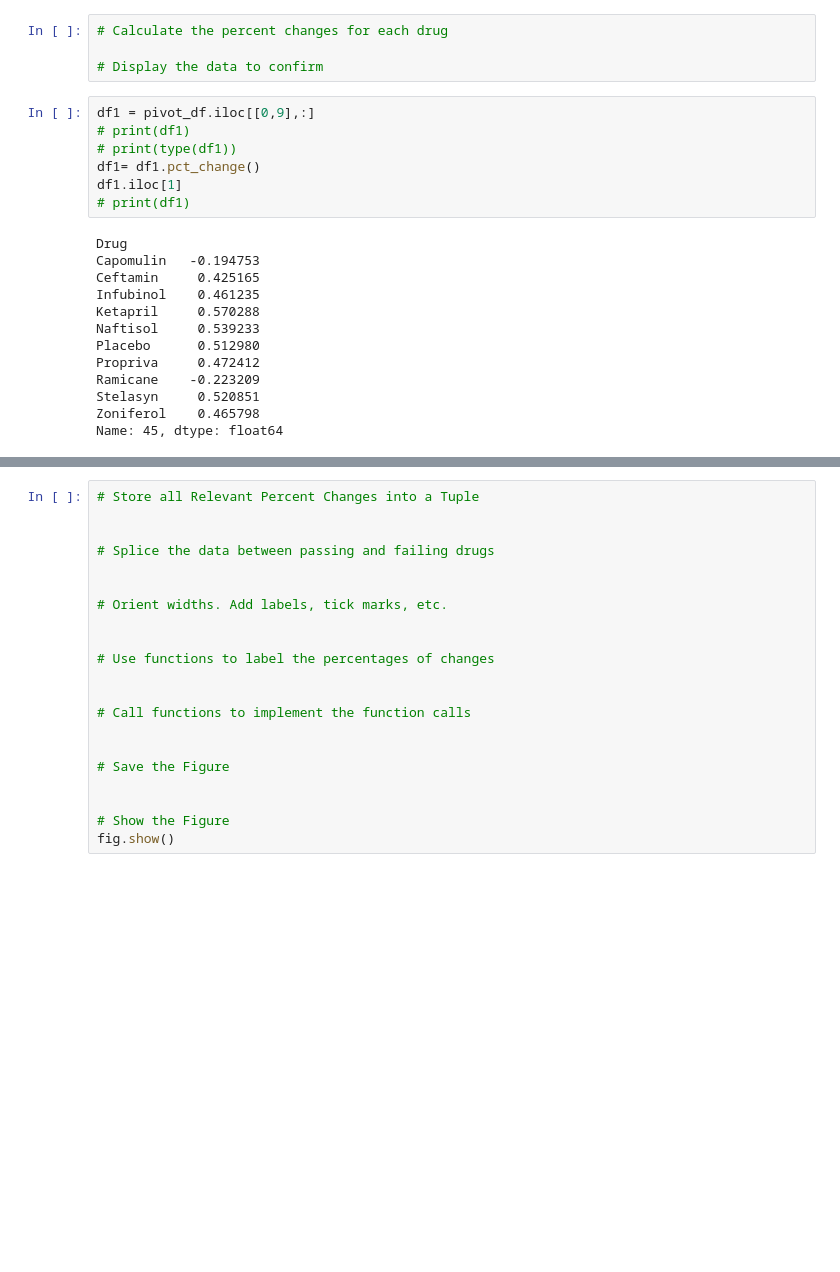
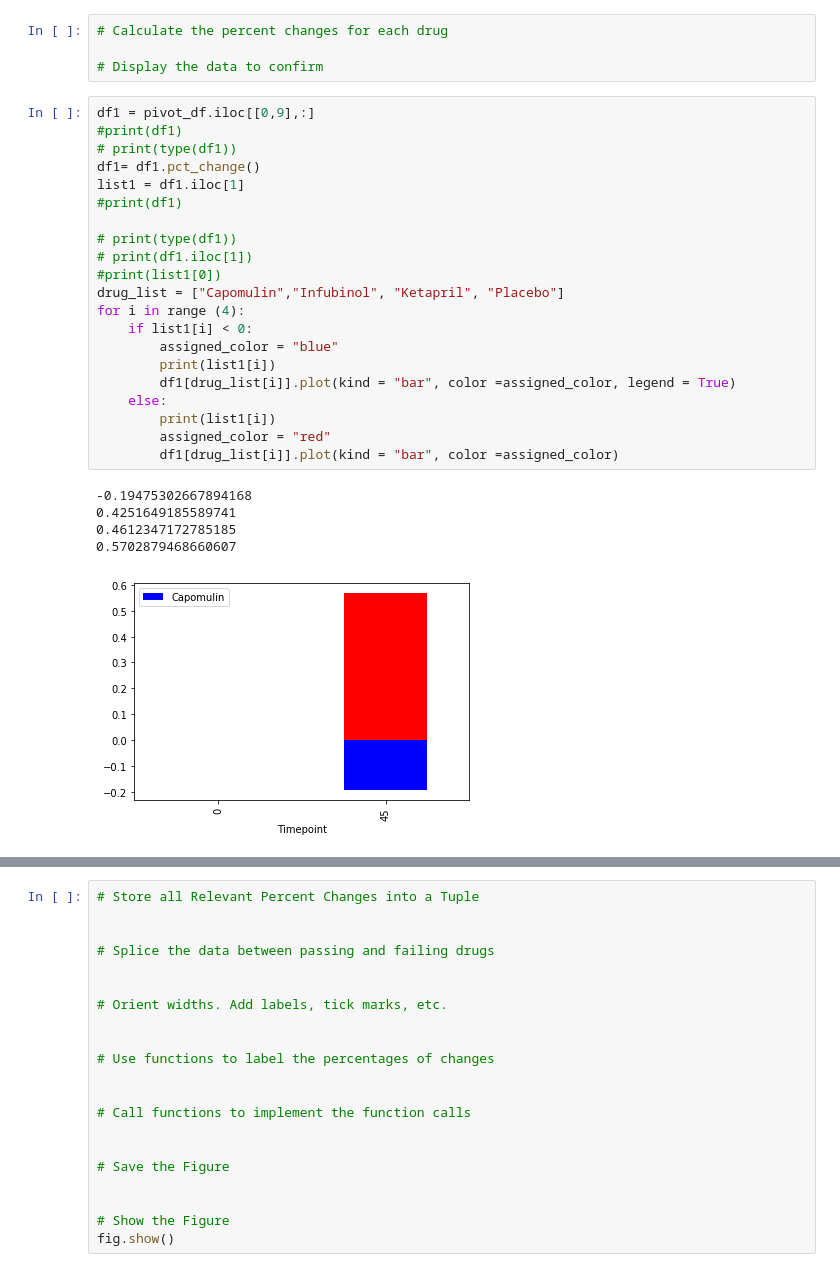
Before and after one commit to vinayakdixit/Homework_Submission, a Jupyter notebook: Matplotlib/Pymaceuticals/Vin-pymaceuticals.ipynb, the cells around one changed output, grey strips where cells are left out. Cells and saved outputs as stored; diff of their text form; blank space fills up the shorter version.

```diff
--- a/Matplotlib/Pymaceuticals/Vin-pymaceuticals.ipynb
+++ b/Matplotlib/Pymaceuticals/Vin-pymaceuticals.ipynb
@@ -345,25 +308,32 @@ pivot_mouse_count.plot()
 # Calculate the percent changes for each drug
 
 # Display the data to confirm
-# %%
-df1 = pivot_df.iloc[[0,9],:]
-# print(df1)
-# print(type(df1))
-df1= df1.pct_change()
-df1.iloc[1]
-# print(df1)
-# %% [output]
-Drug
-Capomulin   -0.194753
-Ceftamin     0.425165
-Infubinol    0.461235
-Ketapril     0.570288
-Naftisol     0.539233
-Placebo      0.512980
-Propriva     0.472412
-Ramicane    -0.223209
-Stelasyn     0.520851
-Zoniferol    0.465798
-Name: 45, dtype: float64
+# %%
+df1 = pivot_df.iloc[[0,9],:]
+#print(df1)
+# print(type(df1))
+df1= df1.pct_change()
+list1 = df1.iloc[1]
+#print(df1)
+
+# print(type(df1))
+# print(df1.iloc[1])
+#print(list1[0])
+drug_list = ["Capomulin","Infubinol", "Ketapril", "Placebo"]
+for i in range (4):
+    if list1[i] < 0:
+        assigned_color = "blue"
+        print(list1[i])
+        df1[drug_list[i]].plot(kind = "bar", color =assigned_color, legend = True)
+    else:
+        print(list1[i])
+        assigned_color = "red"
+        df1[drug_list[i]].plot(kind = "bar", color =assigned_color)
+# %% [output]
+-0.19475302667894168
+0.4251649185589741
+0.4612347172785185
+0.5702879468660607
+[figure, added]
 # %%
 df1 = tuple (df1)
```
Also changed, not shown: parts of 21 cells of this notebook, 4 other files.
